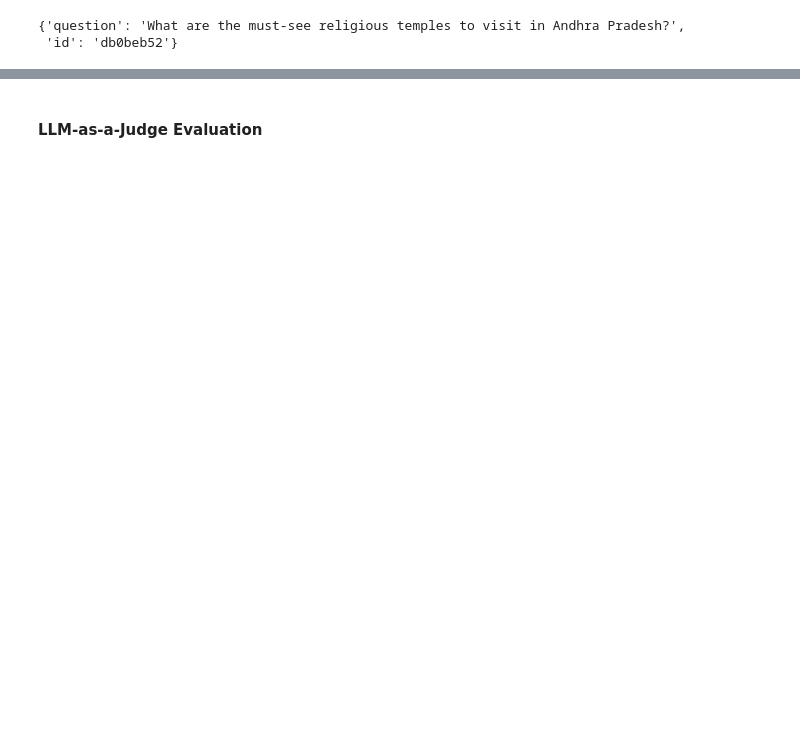
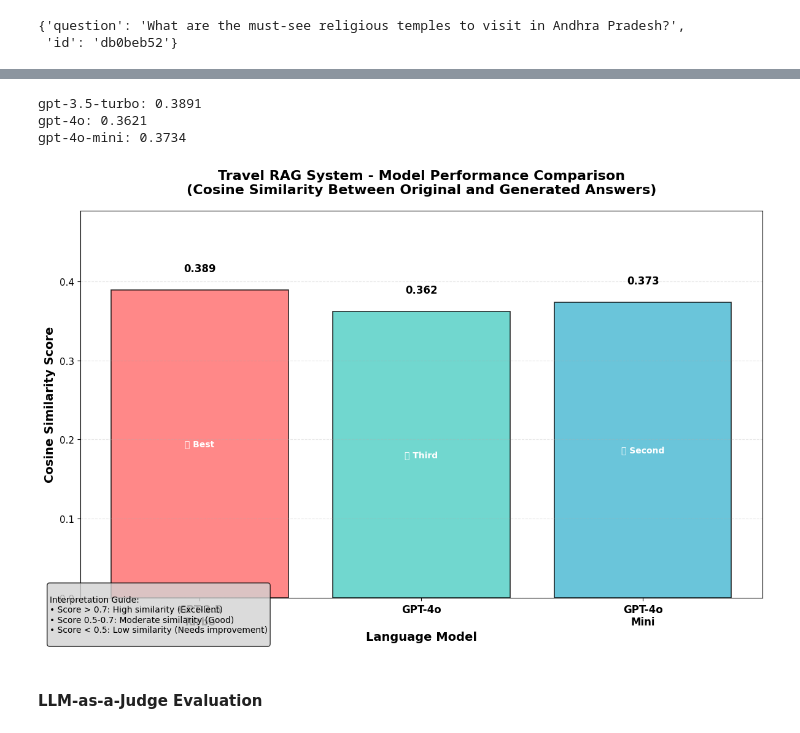
Before and after one commit to Adityagurung/Brahman.ai, a Jupyter notebook: notebooks/offline-rag-evaluation.ipynb, the cells around one changed output, grey strips where cells are left out. Drawn from its saved outputs; the diff is of its cells as text; code cells hidden in the pictures; blank space fills up the shorter version.

```diff
--- a/notebooks/offline-rag-evaluation.ipynb
+++ b/notebooks/offline-rag-evaluation.ipynb
@@ -562,6 +275,0 @@ def process_model_batch(ground_truth, model, output_file):
-# %%
-# Convert to results list
-results = [None] * len(ground_truth)
-for i, val in answers.items():
-    results[i] = val.copy()
-    results[i].update(ground_truth[i])
@@ -671,0 +286,73 @@ for model_name, df in model_results.items():
+# %%
+# Calculate cosine similarities for all models
+cosine_similarities = []
+
+for result in single_example_results:
+    similarity = compute_similarity(result)
+    cosine_similarities.append({
+        'model': result['model'],
+        'cosine_similarity': similarity,
+        'question': result['question']
+    })
+    print(f"{result['model']}: {similarity:.4f}")
+# %% [output]
+gpt-3.5-turbo: 0.3891
+gpt-4o: 0.3621
+gpt-4o-mini: 0.3734
+# %%
+# Create visualization for cosine similarities
+df_similarities = pd.DataFrame(cosine_similarities)
+
+plt.figure(figsize=(12, 8))
+plt.style.use('default')  # Use default matplotlib style
+
+# Create bar chart with custom colors
+colors = ['#FF6B6B', '#4ECDC4', '#45B7D1']
+bars = plt.bar(df_similarities['model'], df_similarities['cosine_similarity'],
+               color=colors, alpha=0.8, edgecolor='black', linewidth=1.2)
+
+# Customize the chart
+plt.title('Travel RAG System - Model Performance Comparison\n(Cosine Similarity Between Original and Generated Answers)',
+          fontsize=16, fontweight='bold', pad=20)
+plt.xlabel('Language Model', fontsize=14, fontweight='bold')
+plt.ylabel('Cosine Similarity Score', fontsize=14, fontweight='bold')
+plt.ylim(0, max(df_similarities['cosine_similarity']) + 0.1)
+
+# Add grid for better readability
+plt.grid(axis='y', alpha=0.3, linestyle='--')
+
+# Add value labels on bars with better formatting
+for i, (bar, similarity) in enumerate(zip(bars, df_similarities['cosine_similarity'])):
+    plt.text(bar.get_x() + bar.get_width()/2, bar.get_height() + 0.02,
+             f'{similarity:.3f}', ha='center', va='bottom',
+             fontsize=12, fontweight='bold')
+
+    # Add rank labels
+    rank_labels = ['🥇 Best', '🥈 Second', '🥉 Third']
+    if i < len(rank_labels):
+        plt.text(bar.get_x() + bar.get_width()/2, bar.get_height()/2,
+                 rank_labels[sorted(enumerate(df_similarities['cosine_similarity']),
+                                   key=lambda x: x[1], reverse=True).index((i, similarity))],
+                 ha='center', va='center', fontsize=10, fontweight='bold', color='white')
+
+# Improve x-axis labels
+model_labels = ['GPT-3.5\nTurbo', 'GPT-4o', 'GPT-4o\nMini']
+plt.xticks(range(len(df_similarities)), model_labels, fontsize=12, fontweight='bold')
+plt.yticks(fontsize=11)
+
+# Add interpretation guide
+interpretation_text = """
+Interpretation Guide:
+• Score > 0.7: High similarity (Excellent)
+• Score 0.5-0.7: Moderate similarity (Good)
+• Score < 0.5: Low similarity (Needs improvement)
+"""
+plt.figtext(0.02, 0.02, interpretation_text, fontsize=10, ha='left',
+            bbox=dict(boxstyle="round,pad=0.3", facecolor="lightgray", alpha=0.8))
+
+plt.tight_layout()
+plt.savefig('../images/cosine_similarity_comparison.png', dpi=300, bbox_inches='tight',
+            facecolor='white', edgecolor='none')
+plt.show()
+# %% [output]
+[figure, added]
```
Also changed, not shown: parts of 88 cells of this notebook, 4 other files.
